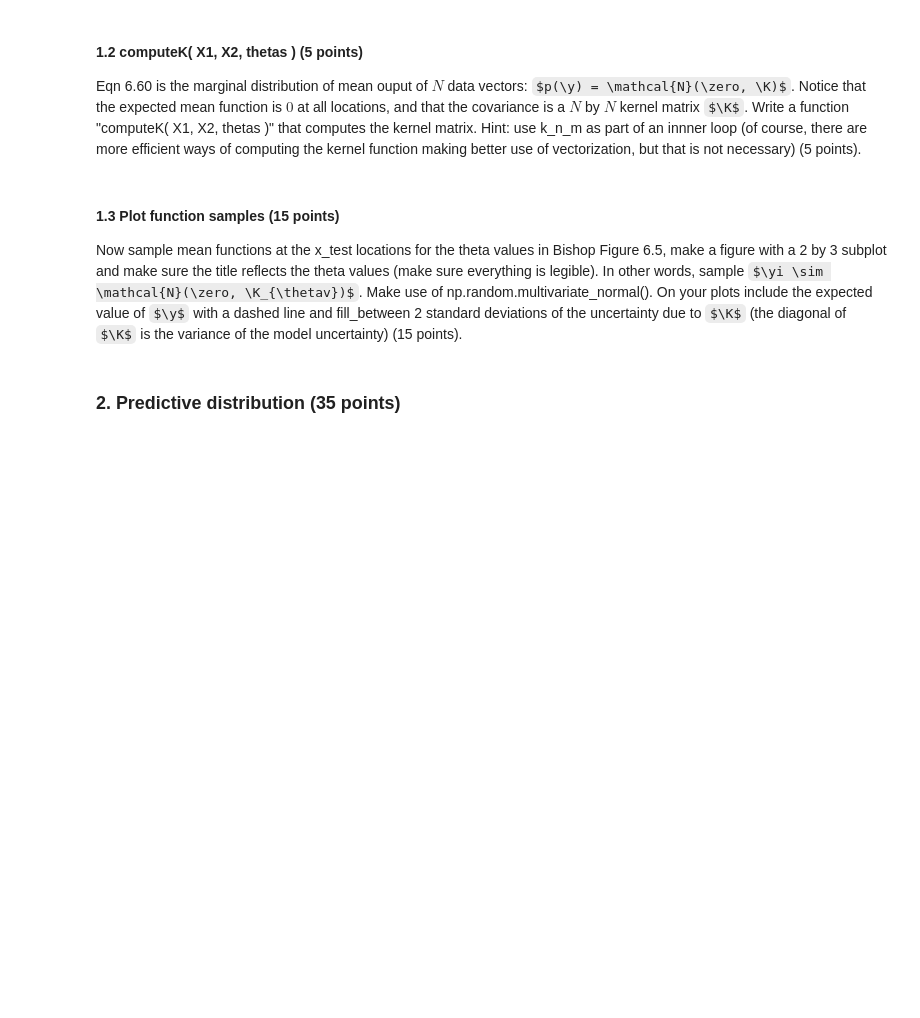
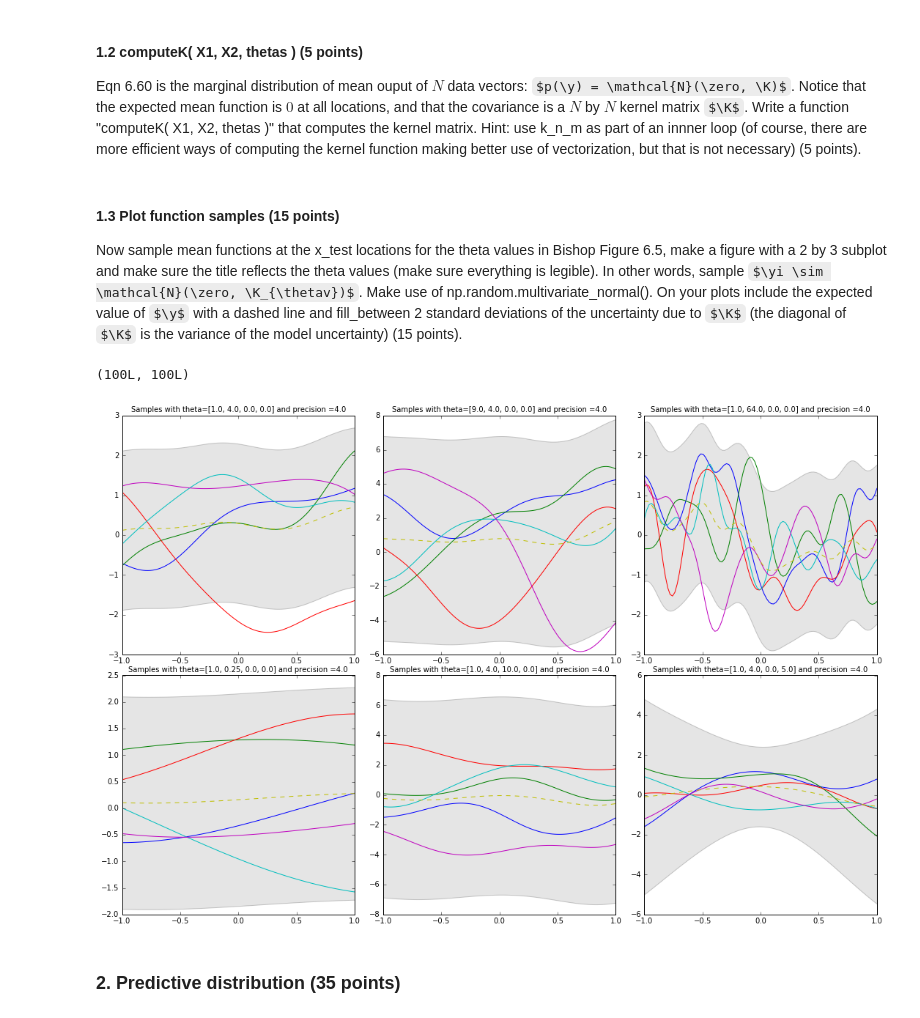
Before and after one commit to selBaez/machine-learning-1, a Jupyter notebook: lab3/Lab3.ipynb, the cells around one changed output. Cells and saved outputs as stored; diff of their text form; code cells hidden in the pictures; some formulas as TeX source; blank space fills up the shorter version.

```diff
--- a/lab3/Lab3.ipynb
+++ b/lab3/Lab3.ipynb
@@ -93,15 +99,15 @@ To start, implement function "k_n_m( xn, xm, thetas )" that takes scalars $\xn$
 def k_n_m(xn, xm, thetas):
     """ Exponential of a quadratic form
     xn, xm are scalars """
+#     print xn.shape
+#     print xm.shape
+    temp = - (thetas[1] / 2) * np.square(np.linalg.norm(xn - xm))
 
-    temp = - (thetas[1] / 2) * np.square(xn - xm)
-
-    kernel = thetas[0] * np.exp(temp) + thetas[2] + thetas[3] * np.dot(xn, xm)
-
-
+    # This could be more generic for vectors if we replace * with .dot but not for this example.
+    kernel = thetas[0] * np.exp(temp) + thetas[2] + thetas[3] * xn.T*xm
     return kernel
 
-thetas = [0.1, 0.1, 0.1, 0.1, 0.1]
+# thetas = [0.1, 0.1, 0.1, 0.1, 0.1]
 # %% [markdown]
 #### 1.2 computeK( X1, X2, thetas ) (5 points)
 Eqn 6.60 is the marginal distribution of mean ouput of $N$ data vectors: $p(\y) = \mathcal{N}(\zero, \K)$.  Notice that the expected mean function is $0$ at all locations, and that the covariance is a $N$ by $N$ kernel matrix $\K$.  Write a function "computeK( X1, X2, thetas )" that computes the kernel matrix. Hint: use k_n_m as part of an innner loop (of course, there are more efficient ways of computing the kernel function making better use of vectorization, but that is not necessary) (5 points).
@@ -131,49 +130,50 @@ Now sample mean functions at the x_test locations for the theta values in Bishop
 pylab.rcParams['figure.figsize'] = (15, 10)
 def compute_Kthetas(x,thetas):
     K_thetas = [];
-    K = np.zeros((N_test,N_test))
     for i in range(len(thetas)):
-        for n  in range(N_test):
-            for m in range(N_test):
-                K[n,m] = computeK(x[n],x[m],thetas[i])
+        K = computeK(x,x,thetas[i])
         K_thetas.append(K)
     return K_thetas
 
 def plot_gp_samples(x,y,thetas):
 
     N = x.shape[0]
     K_thetas = compute_Kthetas(x,thetas)
+    print K_thetas[0].shape
     mu = np.zeros((N))
-    y_samples = [np.random.multivariate_normal(mu, K, 5) for K in K_thetas]
-
+    y_samples = [numpy.random.multivariate_normal(mu, K, 5) for K in K_thetas]
+#     print K_thetas[0].shape
+#     print y_samples[0].shape
     axes = []
     f, ((ax1, ax2,ax3), (ax4, ax5,ax6)) = plt.subplots(2, 3, sharex='row')
     axes.append(ax1)
     axes.append(ax2)
     axes.append(ax3)
     axes.append(ax4)
     axes.append(ax5)
     axes.append(ax6)
     plt.tight_layout()
         # PLOT IN EACH AXIS
     for j,y_sample in enumerate(y_samples):
-#         axes = plt.subplot(2,3,j+1)
-
-        ## This is the uncertai
+        ## THIS IS THE UNCERTAINTY sqrt(sigma). Diagonal of K
         S = np.sqrt(np.diag(K_thetas[j]))
         mu = np.mean(y_sample,axis=0)
-        up=np.array(S)*1+np.array(mu)
-        down=np.array(mu)-np.array(S)*1
-        print j
+
+        #For plotting reason we take an uncertainty space of [-2sigma,+2sigma] ~ 99.7%
+        up=S*2+mu
+
+        down= mu-S*2
         axes[j].plot(x,y_sample.T)
         axes[j].plot(x,mu,'--')
-        axes[j].fill_between(x,up,down,alpha=0.1,facecolor='red', interpolate=True)
+        axes[j].fill_between(x,up,down,alpha=0.2,facecolor='gray', interpolate=True)
         axes[j].set_title("Samples with theta=%s and precision =%0.1f"%(str(thetas[j]),beta),fontsize=10)
 
-
-# PLOT
+## Thetas used as in the book. Data are sampled with seed=1 so the samples are bound to differ from the book's plots.
 thetas = [[1.,4.,0.,0.],[9.,4.,0.,0.],[1.,64.,0.,0.],[1.,.25,0.,0.],[1.,4.,10.,0.],[1.,4.,0.,5.]]
 plot_gp_samples(x_test,y_test,thetas)
+# %% [output]
+(100L, 100L)
+[figure, added]
 # %% [markdown]
 ### 2. Predictive distribution (35 points)
 # %% [markdown]
```
Also changed, not shown: parts of 15 cells of this notebook, 1 other file.
